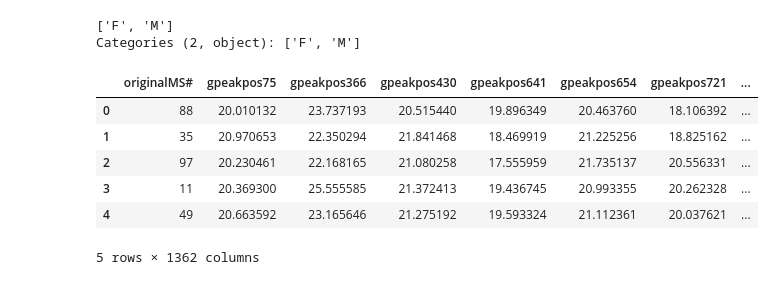
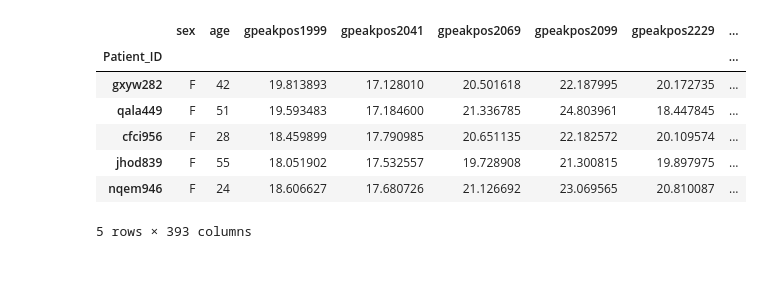
Before and after one commit to anthano/psycourse, a Jupyter notebook: src/data_management/sandbox.ipynb, the cells around one changed output. Drawn from its saved outputs; the diff is of its cells as text; code cells hidden in the pictures.

Commit message:
data_encoding update - but without -999 solution

```diff
--- a/src/data_management/sandbox.ipynb
+++ b/src/data_management/sandbox.ipynb
@@ -21,4 +16,5 @@ lipid_intensities = pd.read_csv(DATA_DIR / "lipidomics" / "lipid_intensities.csv
 sample_description = pd.read_csv(
     DATA_DIR / "lipidomics" / "sample_description.csv", delimiter=";"
 )
-clean_phenotypic_data = pd.read_pickle(BLD_DATA / "clean_phenotypic_data.pkl")
+clean_phenotypic_df = pd.read_pickle(BLD_DATA / "clean_phenotypic_data.pkl")
+clean_lipidomic_df = pd.read_pickle(BLD_DATA / "clean_lipidomic_data.pkl")
@@ -40,15 +21,11 @@ clean_sample_description.head()
-# %%
-clean_sample_description["sex"].unique()
-# %% [output]
-['F', 'M']
-Categories (2, object): ['F', 'M']
 # %%
-lipid_intensities.head()
+clean_lipidomic_df.head()
 # %% [output]
-|  | originalMS# | gpeakpos75 | gpeakpos366 | gpeakpos430 | gpeakpos641 | gpeakpos654 | gpeakpos721 | ... |
-| 0 | 88 | 20.010132 | 23.737193 | 20.515440 | 19.896349 | 20.463760 | 18.106392 | ... |
-| 1 | 35 | 20.970653 | 22.350294 | 21.841468 | 18.469919 | 21.225256 | 18.825162 | ... |
-| 2 | 97 | 20.230461 | 22.168165 | 21.080258 | 17.555959 | 21.735137 | 20.556331 | ... |
-| 3 | 11 | 20.369300 | 25.555585 | 21.372413 | 19.436745 | 20.993355 | 20.262328 | ... |
-| 4 | 49 | 20.663592 | 23.165646 | 21.275192 | 19.593324 | 21.112361 | 20.037621 | ... |
+|  | sex | age | gpeakpos1999 | gpeakpos2041 | gpeakpos2069 | gpeakpos2099 | gpeakpos2229 | ... |
+| Patient_ID |  |  |  |  |  |  |  | ... |
+| gxyw282 | F | 42 | 19.813893 | 17.128010 | 20.501618 | 22.187995 | 20.172735 | ... |
+| qala449 | F | 51 | 19.593483 | 17.184600 | 21.336785 | 24.803961 | 18.447845 | ... |
+| cfci956 | F | 28 | 18.459899 | 17.790985 | 20.651135 | 22.182572 | 20.109574 | ... |
+| jhod839 | F | 55 | 18.051902 | 17.532557 | 19.728908 | 21.300815 | 19.897975 | ... |
+| nqem946 | F | 24 | 18.606627 | 17.680726 | 21.126692 | 23.069565 | 20.810087 | ... |
-5 rows × 1362 columns
+5 rows × 393 columns
```
Also changed, not shown: parts of 13 cells of this notebook, 2 other files.
